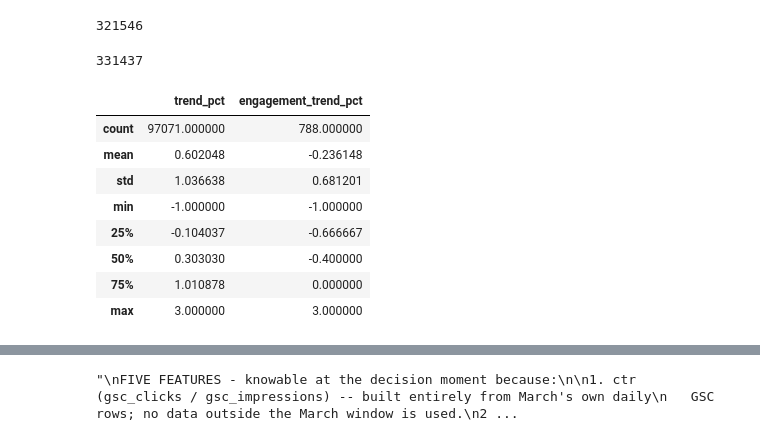
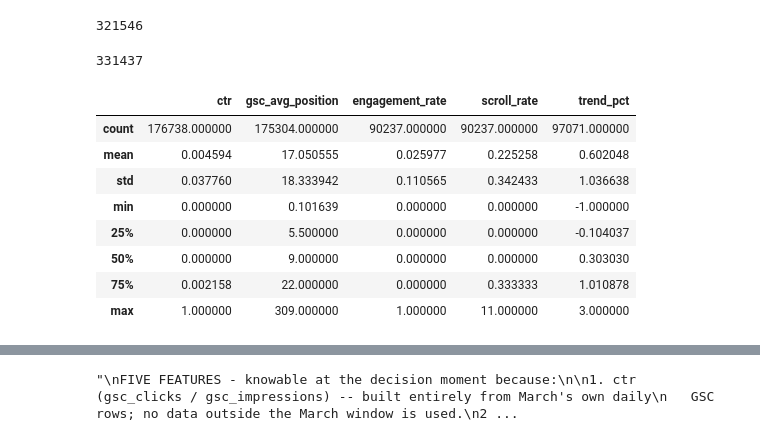
Before and after one commit to ammar-aa/Fly_rank_internship_repo, a Jupyter notebook: work/notebooks/w03_data_contract.ipynb, the cells around one changed output, grey strips where cells are left out. Drawn from its saved outputs; the diff is of its cells as text; code cells hidden in the pictures.

```diff
--- a/work/notebooks/w03_data_contract.ipynb
+++ b/work/notebooks/w03_data_contract.ipynb
@@ -265,49 +265,43 @@ feature_frame = con.sql(f"""
         m.content_hash_id,
         m.client_hash_id,
 
         -- feature 1: ctr
         CASE WHEN m.gsc_impressions > 0 THEN m.gsc_clicks * 1.0 / m.gsc_impressions END AS ctr,
 
         -- feature 2: gsc_avg_position (already averaged, excl. zeros)
         m.gsc_avg_position,
 
         -- feature 3: engagement_rate
         CASE WHEN m.ga4_sessions > 0 THEN m.ga4_engaged_sessions * 1.0 / m.ga4_sessions END AS engagement_rate,
 
         -- feature 4: scroll_rate
         CASE WHEN m.ga4_sessions > 0 THEN m.scroll_events * 1.0 / m.ga4_sessions END AS scroll_rate,
 
         -- feature 5a: trend_pct (GSC side), guarded + clipped
         CASE WHEN f.gsc_impressions_prior >= {MIN_VOLUME_GSC}
              THEN GREATEST(-{TREND_CLIP}, LEAST({TREND_CLIP},
                 (m.gsc_impressions - f.gsc_impressions_prior) * 1.0 / f.gsc_impressions_prior))
         END AS trend_pct,
 
-        -- feature 5b: engagement_trend_pct (GA4 side), own guard + clip
-        CASE WHEN f.ga4_engaged_sessions_prior >= {MIN_VOLUME_GA4}
-             THEN GREATEST(-{TREND_CLIP}, LEAST({TREND_CLIP},
-                (m.ga4_engaged_sessions - f.ga4_engaged_sessions_prior) * 1.0 / f.ga4_engaged_sessions_prior))
-        END AS engagement_trend_pct
-
     FROM march_agg m
     LEFT JOIN feb_agg f
         ON m.content_hash_id = f.content_hash_id
         AND m.client_hash_id = f.client_hash_id
 """).df()
 
 print(len(feature_frame))
-feature_frame[['trend_pct', 'engagement_trend_pct']].describe()
+feature_frame.describe()
 # %% [output]
 331437
-|  | trend_pct | engagement_trend_pct |
-| count | 97071.000000 | 788.000000 |
-| mean | 0.602048 | -0.236148 |
-| std | 1.036638 | 0.681201 |
-| min | -1.000000 | -1.000000 |
-| 25% | -0.104037 | -0.666667 |
-| 50% | 0.303030 | -0.400000 |
-| 75% | 1.010878 | 0.000000 |
-| max | 3.000000 | 3.000000 |
+|  | ctr | gsc_avg_position | engagement_rate | scroll_rate | trend_pct |
+| count | 176738.000000 | 175304.000000 | 90237.000000 | 90237.000000 | 97071.000000 |
+| mean | 0.004594 | 17.050555 | 0.025977 | 0.225258 | 0.602048 |
+| std | 0.037760 | 18.333942 | 0.110565 | 0.342433 | 1.036638 |
+| min | 0.000000 | 0.101639 | 0.000000 | 0.000000 | -1.000000 |
+| 25% | 0.000000 | 5.500000 | 0.000000 | 0.000000 | -0.104037 |
+| 50% | 0.000000 | 9.000000 | 0.000000 | 0.000000 | 0.303030 |
+| 75% | 0.002158 | 22.000000 | 0.000000 | 0.333333 | 1.010878 |
+| max | 1.000000 | 309.000000 | 1.000000 | 11.000000 | 3.000000 |
 # %%
 
 display(feature_frame.describe(include='all'),feature_frame.isna().sum())
```
Also changed, not shown: parts of 8 cells of this notebook.
